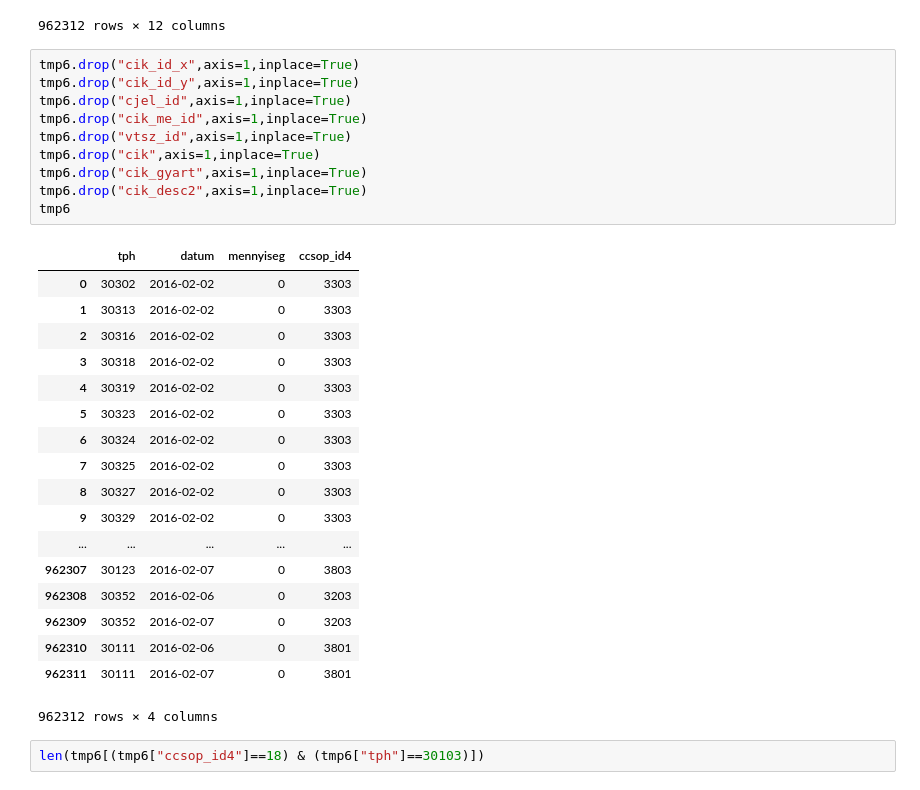
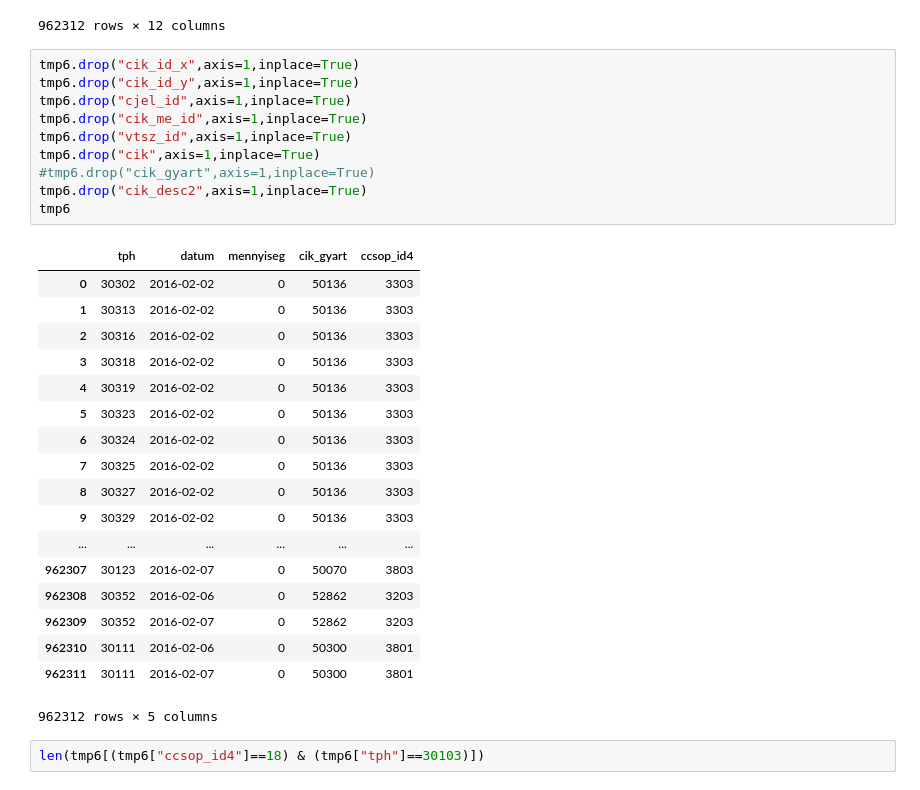
Before and after one commit to illenyi/adatbanyaszkodas, a Jupyter notebook: Adatbányászat-új-vizeken.ipynb, the cells around one changed output. Cells and saved outputs as stored; diff of their text form.

```diff
--- a/Adatbányászat-új-vizeken.ipynb
+++ b/Adatbányászat-új-vizeken.ipynb
@@ -643,32 +650,32 @@ tmp6
 # %%
 tmp6.drop("cik_id_x",axis=1,inplace=True)
 tmp6.drop("cik_id_y",axis=1,inplace=True)
 tmp6.drop("cjel_id",axis=1,inplace=True)
 tmp6.drop("cik_me_id",axis=1,inplace=True)
 tmp6.drop("vtsz_id",axis=1,inplace=True)
 tmp6.drop("cik",axis=1,inplace=True)
-tmp6.drop("cik_gyart",axis=1,inplace=True)
+#tmp6.drop("cik_gyart",axis=1,inplace=True)
 tmp6.drop("cik_desc2",axis=1,inplace=True)
 tmp6
 # %% [output]
-|  | tph | datum | mennyiseg | ccsop_id4 |
-| 0 | 30302 | 2016-02-02 | 0 | 3303 |
-| 1 | 30313 | 2016-02-02 | 0 | 3303 |
-| 2 | 30316 | 2016-02-02 | 0 | 3303 |
-| 3 | 30318 | 2016-02-02 | 0 | 3303 |
-| 4 | 30319 | 2016-02-02 | 0 | 3303 |
-| 5 | 30323 | 2016-02-02 | 0 | 3303 |
-| 6 | 30324 | 2016-02-02 | 0 | 3303 |
-| 7 | 30325 | 2016-02-02 | 0 | 3303 |
-| 8 | 30327 | 2016-02-02 | 0 | 3303 |
-| 9 | 30329 | 2016-02-02 | 0 | 3303 |
-| ... | ... | ... | ... | ... |
-| 962307 | 30123 | 2016-02-07 | 0 | 3803 |
-| 962308 | 30352 | 2016-02-06 | 0 | 3203 |
-| 962309 | 30352 | 2016-02-07 | 0 | 3203 |
-| 962310 | 30111 | 2016-02-06 | 0 | 3801 |
-| 962311 | 30111 | 2016-02-07 | 0 | 3801 |
+|  | tph | datum | mennyiseg | cik_gyart | ccsop_id4 |
+| 0 | 30302 | 2016-02-02 | 0 | 50136 | 3303 |
+| 1 | 30313 | 2016-02-02 | 0 | 50136 | 3303 |
+| 2 | 30316 | 2016-02-02 | 0 | 50136 | 3303 |
+| 3 | 30318 | 2016-02-02 | 0 | 50136 | 3303 |
+| 4 | 30319 | 2016-02-02 | 0 | 50136 | 3303 |
+| 5 | 30323 | 2016-02-02 | 0 | 50136 | 3303 |
+| 6 | 30324 | 2016-02-02 | 0 | 50136 | 3303 |
+| 7 | 30325 | 2016-02-02 | 0 | 50136 | 3303 |
+| 8 | 30327 | 2016-02-02 | 0 | 50136 | 3303 |
+| 9 | 30329 | 2016-02-02 | 0 | 50136 | 3303 |
+| ... | ... | ... | ... | ... | ... |
+| 962307 | 30123 | 2016-02-07 | 0 | 50070 | 3803 |
+| 962308 | 30352 | 2016-02-06 | 0 | 52862 | 3203 |
+| 962309 | 30352 | 2016-02-07 | 0 | 52862 | 3203 |
+| 962310 | 30111 | 2016-02-06 | 0 | 50300 | 3801 |
+| 962311 | 30111 | 2016-02-07 | 0 | 50300 | 3801 |
-962312 rows × 4 columns
+962312 rows × 5 columns
 # %%
 len(tmp6[(tmp6["ccsop_id4"]==18) & (tmp6["tph"]==30103)])
 # %% [output]
```
Also changed, not shown: parts of 20 cells of this notebook.
